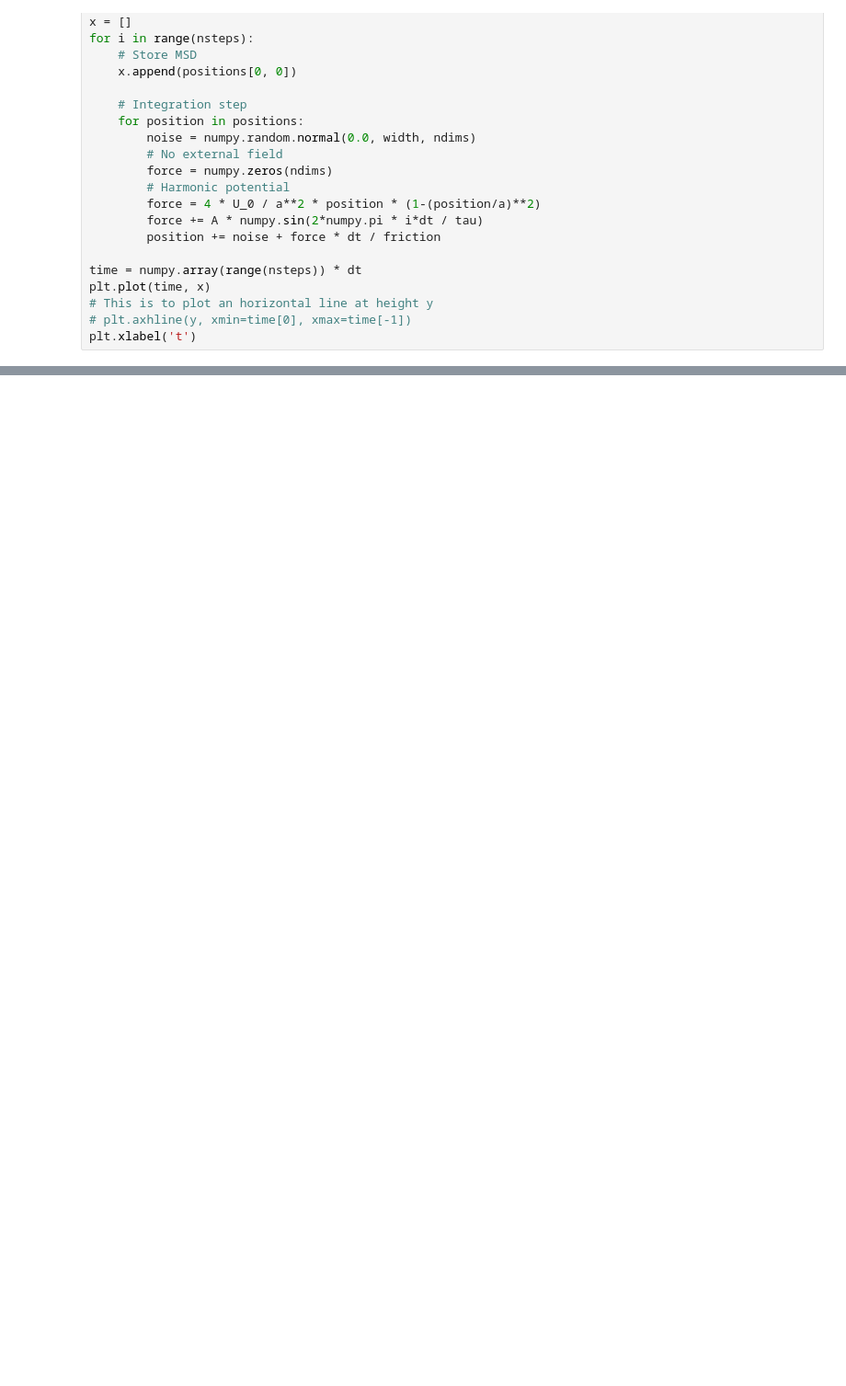
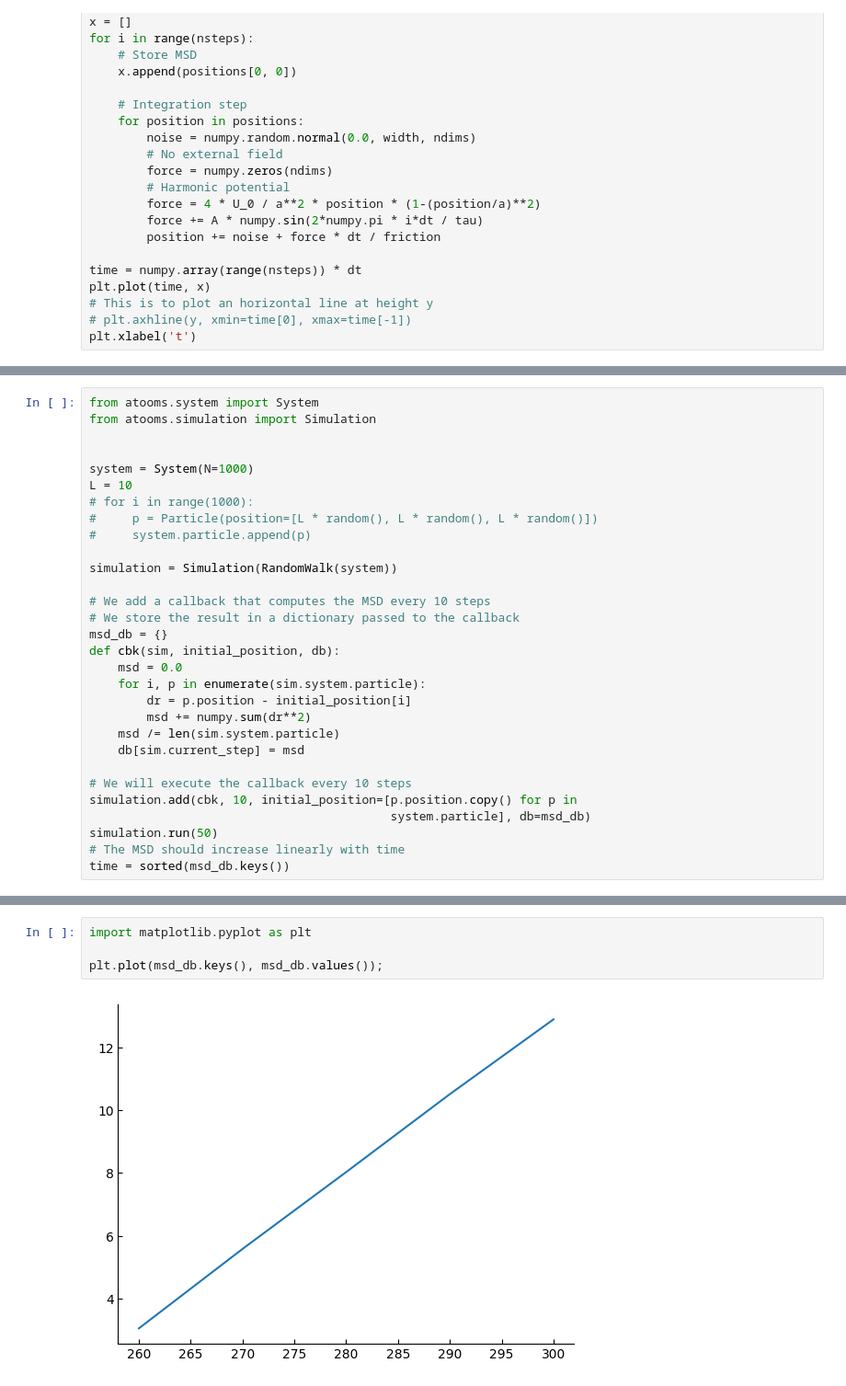
Before and after one commit to FTurci/mirror-handbook-particle-sim, a Jupyter notebook: contents/brownian.ipynb, the cells around one changed output, grey strips where cells are left out. Shown: that part at 92% size. Drawn from its saved outputs; the diff is of its cells as text; blank space fills up the shorter version.

Commit message:
proof - langevin free particle

```diff
--- a/contents/brownian.ipynb
+++ b/contents/brownian.ipynb
@@ -168,0 +296,30 @@ plt.xlabel('t')
+# %%
+from atooms.system import System
+from atooms.simulation import Simulation
+
+
+system = System(N=1000)
+L = 10
+# for i in range(1000):
+#     p = Particle(position=[L * random(), L * random(), L * random()])
+#     system.particle.append(p)
+
+simulation = Simulation(RandomWalk(system))
+
+# We add a callback that computes the MSD every 10 steps
+# We store the result in a dictionary passed to the callback
+msd_db = {}
+def cbk(sim, initial_position, db):
+    msd = 0.0
+    for i, p in enumerate(sim.system.particle):
+        dr = p.position - initial_position[i]
+        msd += numpy.sum(dr**2)
+    msd /= len(sim.system.particle)
+    db[sim.current_step] = msd
+
+# We will execute the callback every 10 steps
+simulation.add(cbk, 10, initial_position=[p.position.copy() for p in
+                                          system.particle], db=msd_db)
+simulation.run(50)
+# The MSD should increase linearly with time
+time = sorted(msd_db.keys())
@@ -168,0 +361,6 @@ plt.xlabel('t')
+# %%
+import matplotlib.pyplot as plt
+
+plt.plot(msd_db.keys(), msd_db.values());
+# %% [output]
+[figure, added]
```
Also changed, not shown: parts of 12 cells of this notebook, 1 other file.
